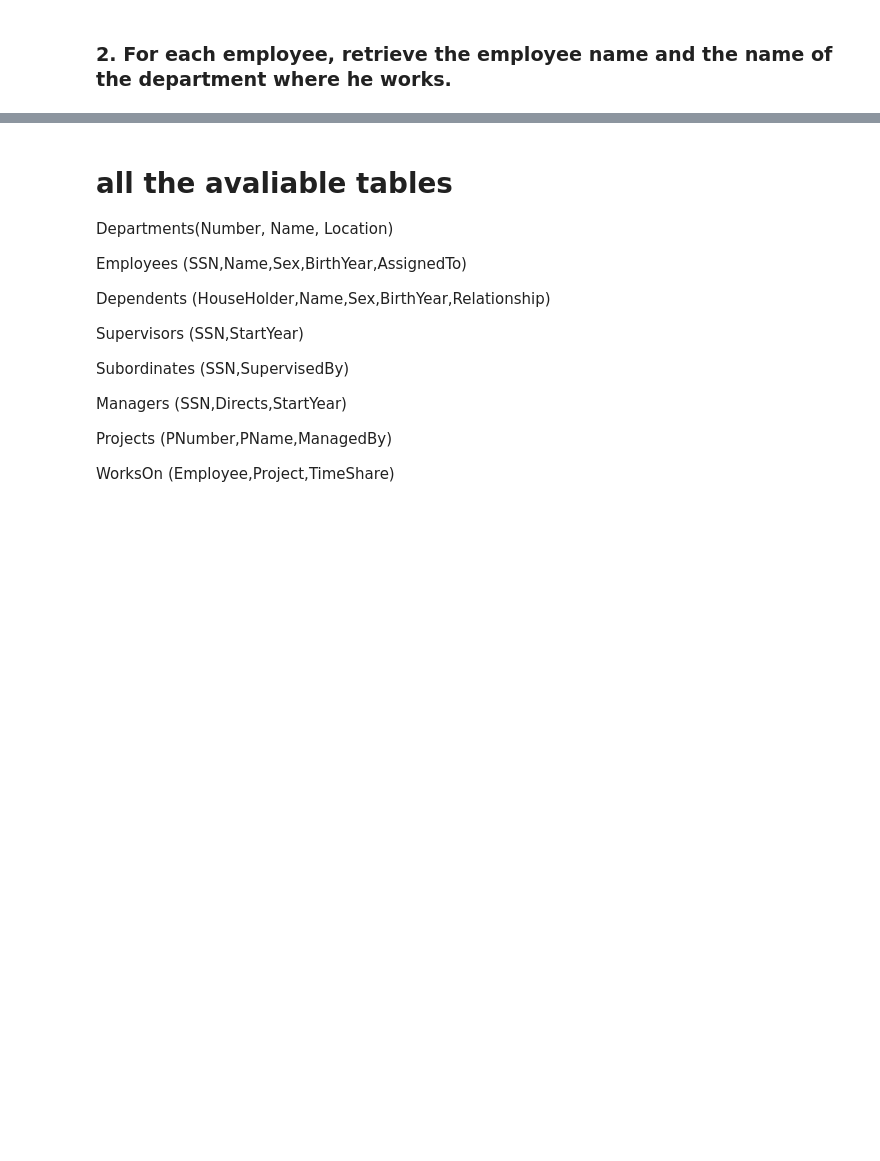
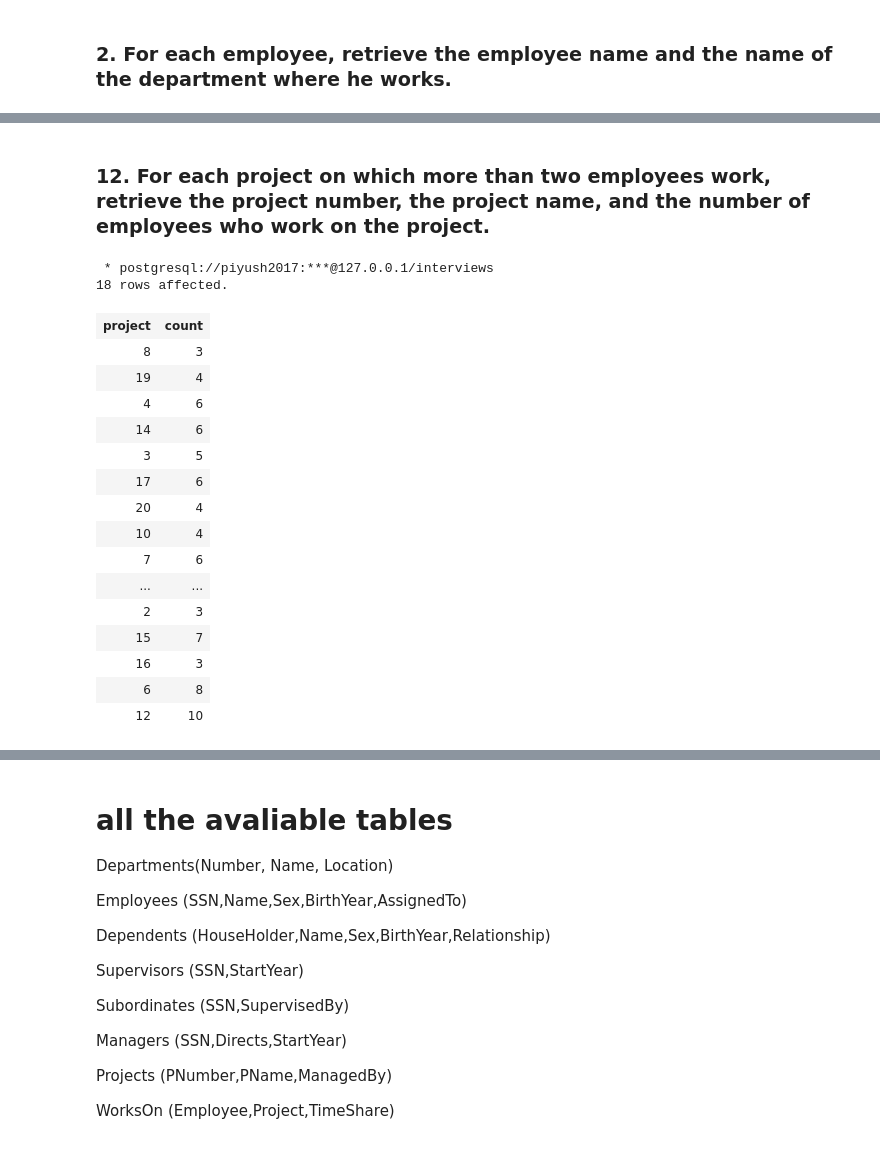
Before and after one commit to piyushtada/learn-sql, a Jupyter notebook: 02-exercise-sol-employee-departments.ipynb, the cells around one changed output, grey strips where cells are left out. Cells and saved outputs as stored; diff of their text form; code cells hidden in the pictures; blank space fills up the shorter version.

```diff
--- a/02-exercise-sol-employee-departments.ipynb
+++ b/02-exercise-sol-employee-departments.ipynb
@@ -132,0 +298,28 @@ WHERE E.AssignedTo = D.Number;
+# %% [markdown]
+### 12. For each project on which more than two employees work, retrieve the project number, the project name, and the number of employees who work on the project.
+# %%
+%%sql
+SELECT Project, COUNT(Employee)
+FROM WorksOn AS w, Employees AS e
+WHERE e.SSN = w.Employee
+GROUP BY Project
+HAVING COUNT(*) > 2;
+# %% [output]
+ * postgresql://piyush2017:***@127.0.0.1/interviews
+18 rows affected.
+| project | count |
+| 8 | 3 |
+| 19 | 4 |
+| 4 | 6 |
+| 14 | 6 |
+| 3 | 5 |
+| 17 | 6 |
+| 20 | 4 |
+| 10 | 4 |
+| 7 | 6 |
+| ... | ... |
+| 2 | 3 |
+| 15 | 7 |
+| 16 | 3 |
+| 6 | 8 |
+| 12 | 10 |
```
Also changed, not shown: parts of 36 cells of this notebook, 2 other files.
